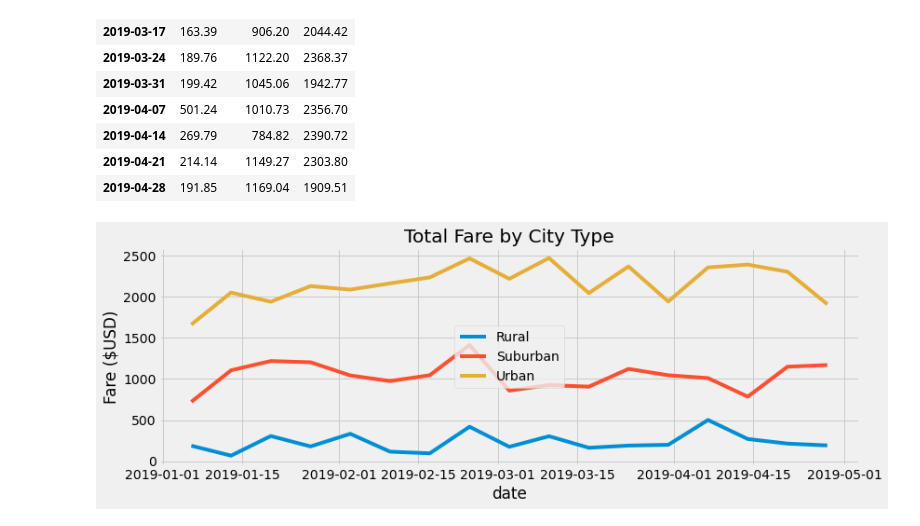
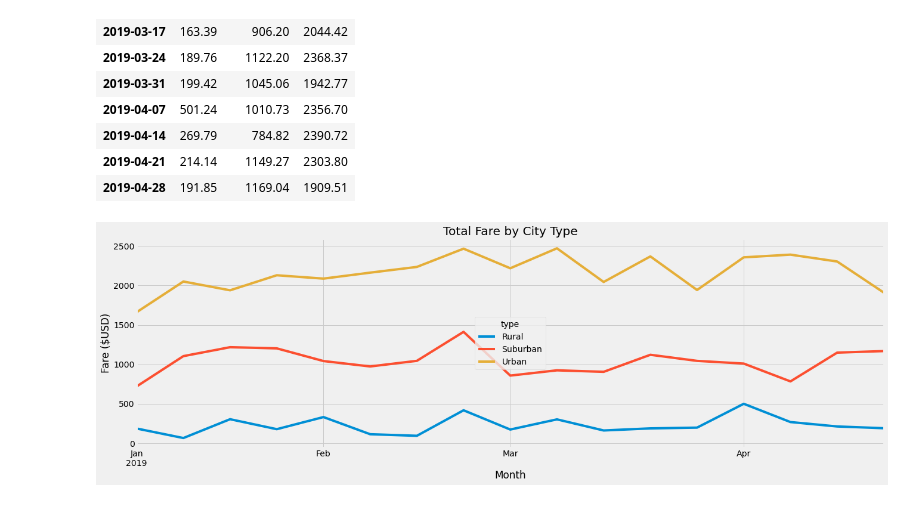
Before and after one commit to 40super/PyBer_Analysis, a Jupyter notebook: PyBer_Challenge.ipynb, the cells around one changed output. Drawn from its saved outputs; the diff is of its cells as text; code cells hidden in the pictures.

```diff
--- a/PyBer_Challenge.ipynb
+++ b/PyBer_Challenge.ipynb
@@ -272,19 +272,19 @@ month = fare_weekly_df.index.month
 # %%
 # 8. Using the object-oriented interface method, plot the resample DataFrame using the df.plot() function.
 
 # Import the style from Matplotlib.
 from matplotlib import style
 # Use the graph style fivethirtyeight.
 style.use('fivethirtyeight')
-fig, ax = plt.subplots(figsize=(12,4))
-ax.plot(fare_weekly_df["Rural"], label = "Rural")
-ax.plot(fare_weekly_df["Suburban"], label = "Suburban")
-ax.plot(fare_weekly_df["Urban"], label = "Urban")
-leg = ax.legend(loc = "center")
-plt.title("Total Fare by City Type")
-plt.xlabel("date")
-plt.ylabel("Fare ($USD)")
+
+ax = fare_weekly_df.plot(figsize = (20,6))
+# Add a title
+ax.set_title("Total Fare by City Type")
+#  Add a x- and y-axis label.
+ax.set_xlabel("Month")
+ax.set_ylabel("Fare ($USD)")
 plt.savefig("analysis/PyBer_fare_summary.png")
+plt.show()
 #fare_weekly_df.plot(title="Total Fare by City Type", xlabel= "date",ylabel="Fare($USD)")
 # %% [output]
-[figure, old version]
+[figure, new version]
```
Also changed, not shown: 2 other files.
